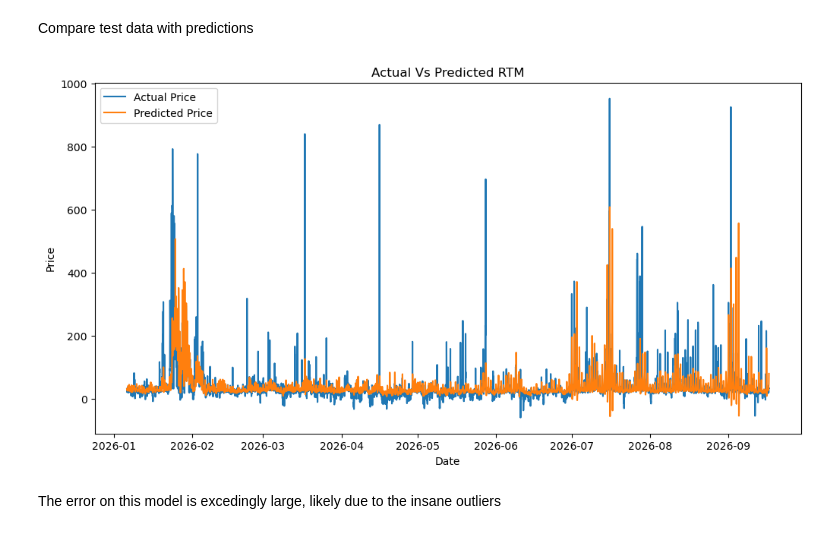
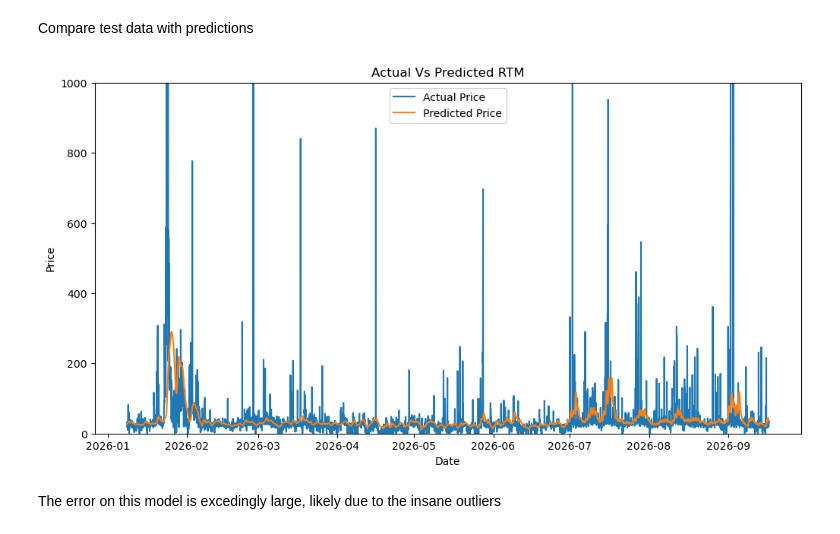
Before and after one commit to krklapat/data-science-capstone, a Jupyter notebook: modelTesting/lstm.ipynb, the cells around one changed output. Drawn from its saved outputs; the diff is of its cells as text; code cells hidden in the pictures.

Commit message:
Added stopping condition and fine-tuned LSTM

```diff
--- a/modelTesting/lstm.ipynb
+++ b/modelTesting/lstm.ipynb
@@ -112,17 +106,38 @@ model.compile(optimizer='adam', loss='mean_squared_error')
+# %%
+model = models.Sequential([
+    layers.Input((window_size, 1)),
+    layers.LSTM(units = 32, return_sequences=True),
+    layers.Dropout(0.1),
+    layers.LSTM(32),
+    layers.Dense(1)
+])
+
+
+model.compile(
+    optimizer=Adam(
+        learning_rate=0.0001
+    ),
+    loss="mse"
+)
 # %% [markdown]
 Train the model on our data
 # %%
-history = model.fit(
-    X_train,
-    y_train,
-    epochs=5,
-    batch_size=32,
-    validation_split=0.1
+# Chronological train/validation split
+val_start = int(0.9 * len(X_train))
+X_fit, X_val = X_train[:val_start], X_train[val_start:]
+y_fit, y_val = y_train[:val_start], y_train[val_start:]
+
+# Stop automatically when validation loss stops improving
+early_stopping = EarlyStopping(
+    mode="min", patience=5, min_delta=1e-6,
+    restore_best_weights=True
 )
 
-predictions_scaled = model.predict(X_test)
-
-#convert back
-predictions = scaler_y.inverse_transform(predictions_scaled)
-y_test = scaler_y.inverse_transform(y_test)
+history = model.fit(
+    X_fit, y_fit,
+    validation_data=(X_val, y_val),
+    epochs=50, batch_size=64, shuffle=False,
+    callbacks=[early_stopping], verbose=1
+)
+print(f"Training stopped after {len(history.history['loss'])} epochs")
 # %% [output]
@@ -153,14 +221,16 @@ Compare test data with predictions
 # %%
 plt.figure(figsize=(12, 6))
 plt.plot(dates_test, y_test.flatten(), label='Actual Price')
 plt.plot(dates_test, predictions.flatten(), label='Predicted Price')
 plt.title('Actual Vs Predicted RTM')
 plt.xlabel('Date')
 plt.ylabel('Price')
+plt.ylim(0, 1000)
+
 plt.legend()
 plt.show()
 # %% [output]
-[figure, old version]
+[figure, new version]
 # %% [markdown]
 The error on this model is excedingly large, likely due to the insane outliers
 # %% [markdown]
```
Also changed, not shown: parts of 10 cells of this notebook.
